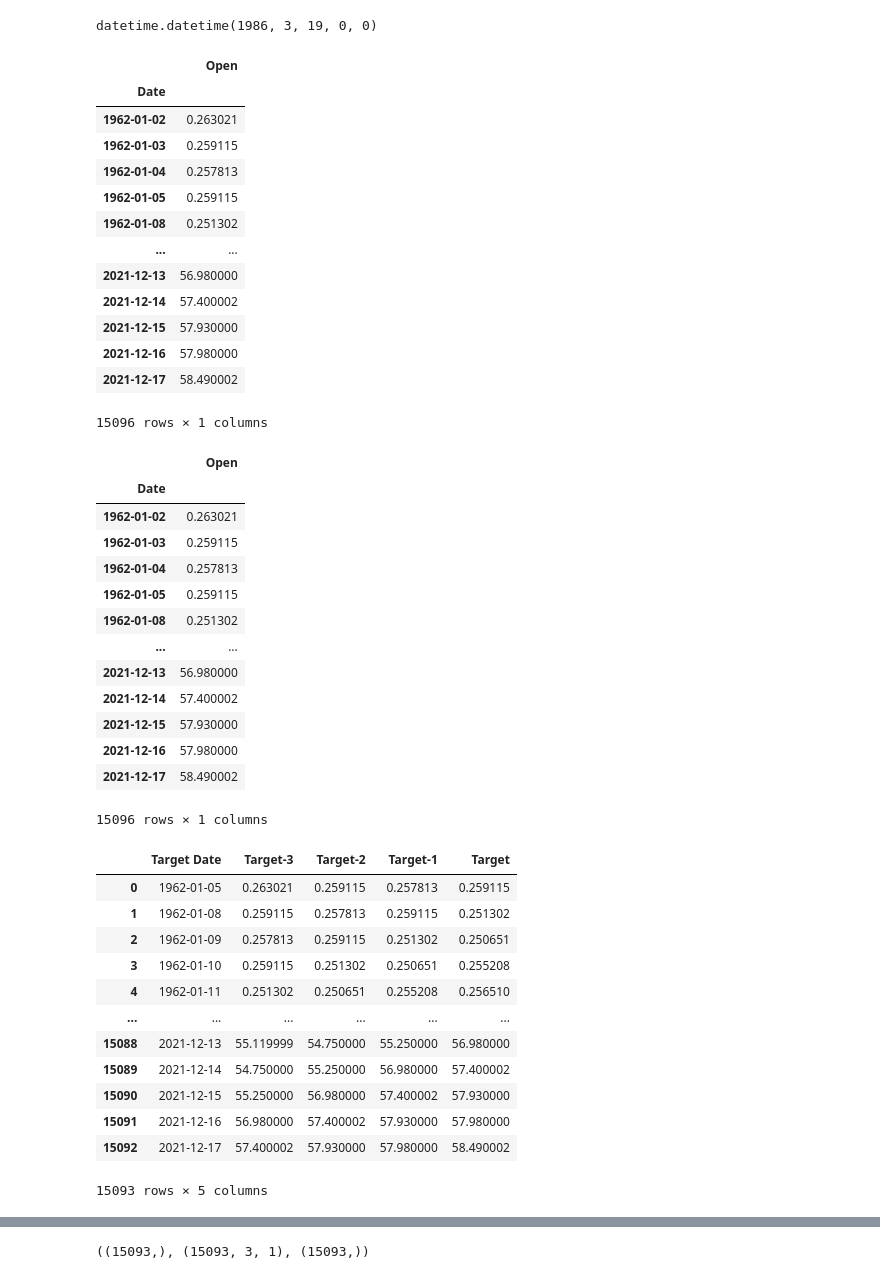
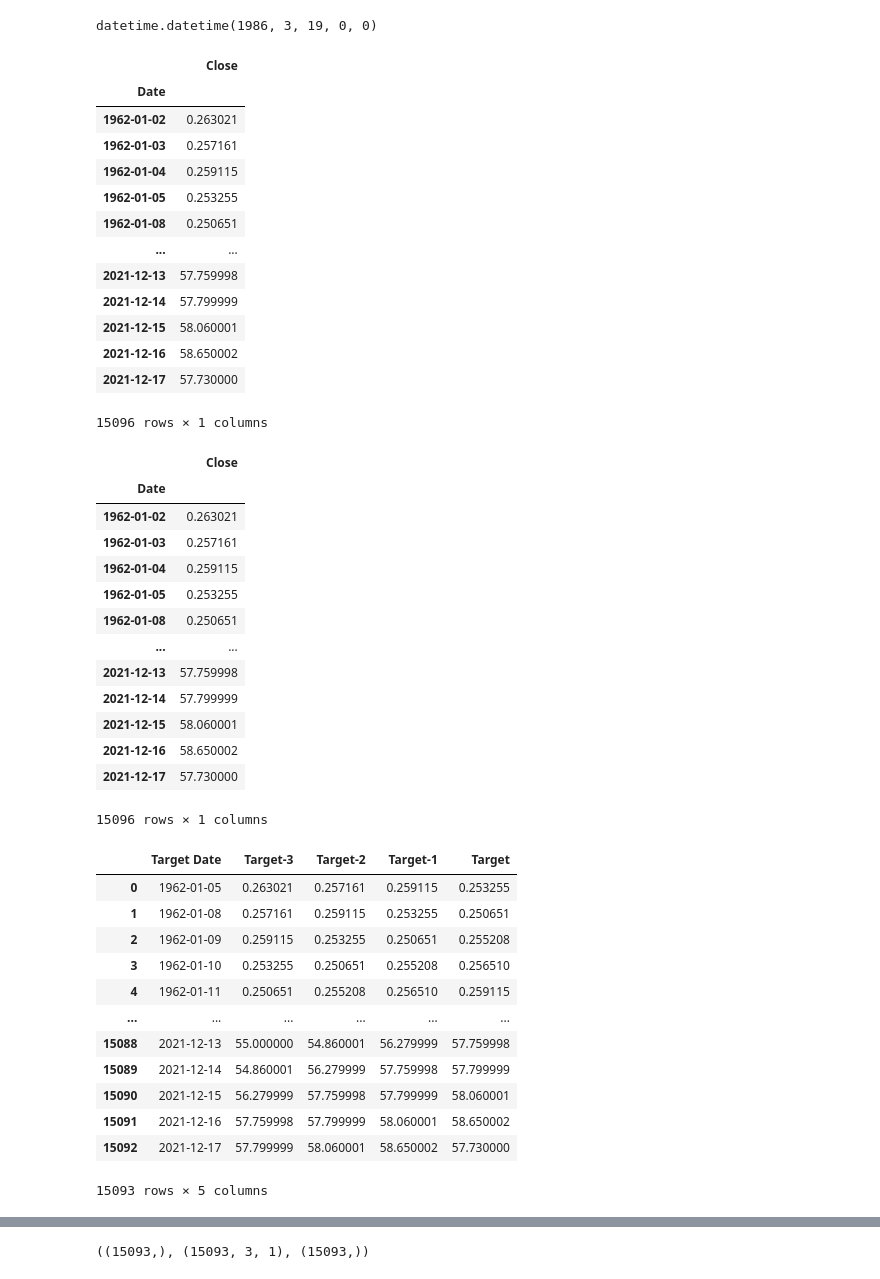
Before and after one commit to milicaj00/ML-Forecasting, a Jupyter notebook: main1 copy 2.ipynb, the cells around one changed output, grey strips where cells are left out. Saved outputs shown, nothing was run; the diff lists cells and outputs as text; code cells hidden in the pictures.

```diff
--- a/main1 copy 2.ipynb
+++ b/main1 copy 2.ipynb
@@ -179,7 +179,7 @@ plt.show()
 # %% [markdown]
 Podela podataka na train, val i test skup (70%, 20%, 10%).
 # %%
-data = data.drop(columns=['High', 'Low', 'Close', 'Adj Close', 'Volume'])
+data = data.drop(columns=['High', 'Low', 'Open', 'Adj Close', 'Volume'])
 # %%
 column_indices = {name: i for i, name in enumerate(data.columns)}
 
@@ -726,37 +889,37 @@ datetime.datetime(1986, 3, 19, 0, 0)
 # %%
 data
 # %% [output]
-|  | Open |
+|  | Close |
 | Date |  |
 | 1962-01-02 | 0.263021 |
-| 1962-01-03 | 0.259115 |
-| 1962-01-04 | 0.257813 |
-| 1962-01-05 | 0.259115 |
-| 1962-01-08 | 0.251302 |
+| 1962-01-03 | 0.257161 |
+| 1962-01-04 | 0.259115 |
+| 1962-01-05 | 0.253255 |
+| 1962-01-08 | 0.250651 |
 | ... | ... |
-| 2021-12-13 | 56.980000 |
-| 2021-12-14 | 57.400002 |
-| 2021-12-15 | 57.930000 |
-| 2021-12-16 | 57.980000 |
-| 2021-12-17 | 58.490002 |
+| 2021-12-13 | 57.759998 |
+| 2021-12-14 | 57.799999 |
+| 2021-12-15 | 58.060001 |
+| 2021-12-16 | 58.650002 |
+| 2021-12-17 | 57.730000 |
 15096 rows × 1 columns
 # %%
 data2 = data.copy()
 data2
 # %% [output]
-|  | Open |
+|  | Close |
 | Date |  |
 | 1962-01-02 | 0.263021 |
-| 1962-01-03 | 0.259115 |
-| 1962-01-04 | 0.257813 |
-| 1962-01-05 | 0.259115 |
-| 1962-01-08 | 0.251302 |
+| 1962-01-03 | 0.257161 |
+| 1962-01-04 | 0.259115 |
+| 1962-01-05 | 0.253255 |
+| 1962-01-08 | 0.250651 |
 | ... | ... |
-| 2021-12-13 | 56.980000 |
-| 2021-12-14 | 57.400002 |
-| 2021-12-15 | 57.930000 |
-| 2021-12-16 | 57.980000 |
-| 2021-12-17 | 58.490002 |
+| 2021-12-13 | 57.759998 |
+| 2021-12-14 | 57.799999 |
+| 2021-12-15 | 58.060001 |
+| 2021-12-16 | 58.650002 |
+| 2021-12-17 | 57.730000 |
 15096 rows × 1 columns
 # %%
 def df_to_windowed_df(dataframe, first_date_str, last_date_str, n=3):
@@ -776,7 +939,7 @@ def df_to_windowed_df(dataframe, first_date_str, last_date_str, n=3):
       print(f'Error: Window of size {n} is too large for date {target_date}')
       return
 
-    values = df_subset['Open'].to_numpy()
+    values = df_subset['Close'].to_numpy()
     x, y = values[:-1], values[-1]
 
     dates.append(target_date)
@@ -792,42 +955,42 @@ def df_to_windowed_df(dataframe, first_date_str, last_date_str, n=3):
 
     if last_time:
       break
 
     target_date = next_date
 
     if target_date == last_date:
       last_time = True
 
   ret_df = pd.DataFrame({})
   ret_df['Target Date'] = dates
 
   X = np.array(X)
   for i in range(0, n):
     X[:, i]
     ret_df[f'Target-{n-i}'] = X[:, i]
 
   ret_df['Target'] = Y
 
   return ret_df
 
 # Start day second time around: '2021-03-25'
 windowed_df = df_to_windowed_df(data,
                                 '1962-01-05',
                                 '2021-12-17',
                                 n=3)
 
 windowed_df
 # %% [output]
 |  | Target Date | Target-3 | Target-2 | Target-1 | Target |
-| 0 | 1962-01-05 | 0.263021 | 0.259115 | 0.257813 | 0.259115 |
-| 1 | 1962-01-08 | 0.259115 | 0.257813 | 0.259115 | 0.251302 |
-| 2 | 1962-01-09 | 0.257813 | 0.259115 | 0.251302 | 0.250651 |
-| 3 | 1962-01-10 | 0.259115 | 0.251302 | 0.250651 | 0.255208 |
-| 4 | 1962-01-11 | 0.251302 | 0.250651 | 0.255208 | 0.256510 |
+| 0 | 1962-01-05 | 0.263021 | 0.257161 | 0.259115 | 0.253255 |
+| 1 | 1962-01-08 | 0.257161 | 0.259115 | 0.253255 | 0.250651 |
+| 2 | 1962-01-09 | 0.259115 | 0.253255 | 0.250651 | 0.255208 |
+| 3 | 1962-01-10 | 0.253255 | 0.250651 | 0.255208 | 0.256510 |
+| 4 | 1962-01-11 | 0.250651 | 0.255208 | 0.256510 | 0.259115 |
 | ... | ... | ... | ... | ... | ... |
-| 15088 | 2021-12-13 | 55.119999 | 54.750000 | 55.250000 | 56.980000 |
-| 15089 | 2021-12-14 | 54.750000 | 55.250000 | 56.980000 | 57.400002 |
-| 15090 | 2021-12-15 | 55.250000 | 56.980000 | 57.400002 | 57.930000 |
-| 15091 | 2021-12-16 | 56.980000 | 57.400002 | 57.930000 | 57.980000 |
-| 15092 | 2021-12-17 | 57.400002 | 57.930000 | 57.980000 | 58.490002 |
+| 15088 | 2021-12-13 | 55.000000 | 54.860001 | 56.279999 | 57.759998 |
+| 15089 | 2021-12-14 | 54.860001 | 56.279999 | 57.759998 | 57.799999 |
+| 15090 | 2021-12-15 | 56.279999 | 57.759998 | 57.799999 | 58.060001 |
+| 15091 | 2021-12-16 | 57.759998 | 57.799999 | 58.060001 | 58.650002 |
+| 15092 | 2021-12-17 | 57.799999 | 58.060001 | 58.650002 | 57.730000 |
 15093 rows × 5 columns
```
Also changed, not shown: parts of 65 cells of this notebook.
